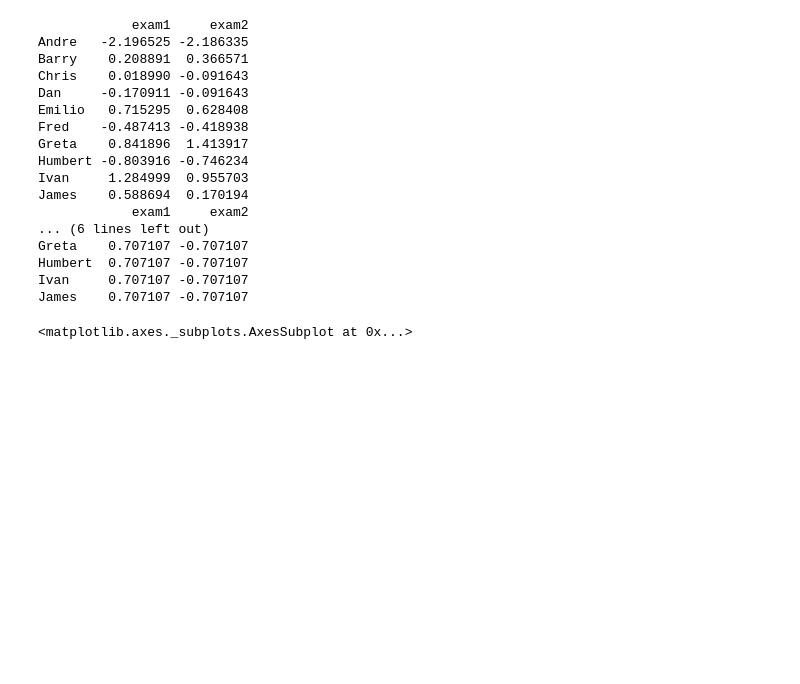
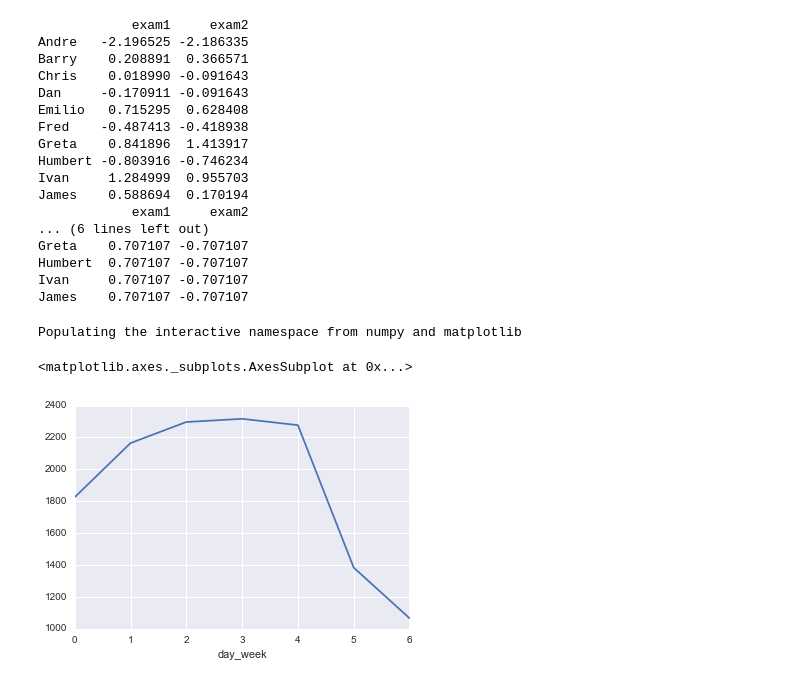
Before and after one commit to jenslaufer/data-analyst-nanodegree, a Jupyter notebook: p2/2D_NumPy_Pandas/New York Subway.ipynb, the cells around one changed output. Cells and saved outputs as stored; diff of their text form; code cells hidden in the pictures; blank space fills up the shorter version.

```diff
--- a/p2/2D_NumPy_Pandas/New York Subway.ipynb
+++ b/p2/2D_NumPy_Pandas/New York Subway.ipynb
@@ -542,7 +542,6 @@ James    0.707107 -0.707107
 import matplotlib.pyplot as plt
 import numpy as np
 import pandas as pd
-import seaborn as sns
 
 values = np.array([1, 3, 2, 4, 1, 6, 4])
 example_df = pd.DataFrame({
@@ -588,14 +587,11 @@ if False:
 
 filename = 'nyc_subway_weather.csv'
 subway_df = pd.read_csv(filename)
-
-
-### Write code here to group the subway data by a variable of your choice, then
-### either print out the mean ridership within each group or create a plot.
-
-
-grouped_by_datetime = subway_df.groupby('datetime').mean()
+ridership_by_day = subway_df.groupby('day_week').mean()['ENTRIESn_hourly']
-# %%
-grouped_by_datetime.plot()
-# %% [output]
-<matplotlib.axes._subplots.AxesSubplot at 0x...>
+# %%
+%pylab inline
+ridership_by_day.plot()
+# %% [output]
+Populating the interactive namespace from numpy and matplotlib
+<matplotlib.axes._subplots.AxesSubplot at 0x...>
+[figure, added]
```
